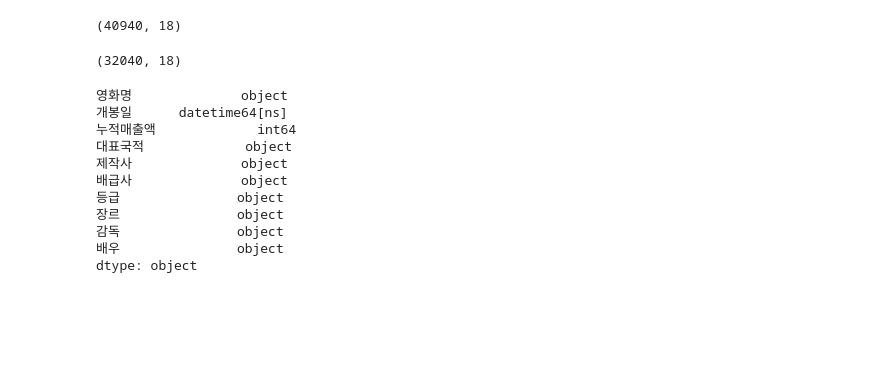
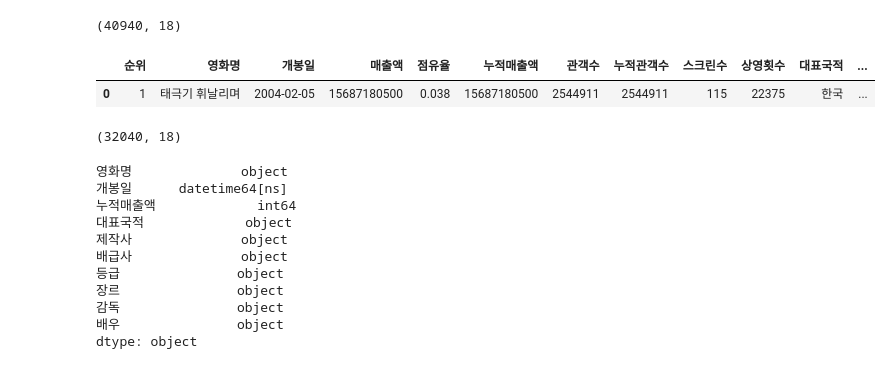
Before and after one commit to Yoon-juhan/Movie-sales-forecast, a Jupyter notebook: backend/model_v2.ipynb, the cells around one changed output. Cells and saved outputs as stored; diff of their text form; code cells hidden in the pictures; blank space fills up the shorter version.

```diff
--- a/backend/model_v2.ipynb
+++ b/backend/model_v2.ipynb
@@ -12,6 +12,11 @@ dataset = pd.read_excel("영화 데이터.xlsx")
 dataset.shape
 # %% [output]
 (40940, 18)
+# %%
+dataset.head(1)
+# %% [output]
+|  | 순위 | 영화명 | 개봉일 | 매출액 | 점유율 | 누적매출액 | 관객수 | 누적관객수 | 스크린수 | 상영횟수 | 대표국적 | ... |
+| 0 | 1 | 태극기 휘날리며 | 2004-02-05 | 15687180500 | 0.038 | 15687180500 | 2544911 | 2544911 | 115 | 22375 | 한국 | ... |
 # %%
 # 누적관객수, 스크린수, 상영횟수 1이하 데이터 제거 (없는 데이터가 많음)
 dataset.drop(dataset[(dataset['누적관객수']<=1) & (dataset['스크린수']<=1) & (dataset['상영횟수']<=1)].index, inplace=True)
```
Also changed, not shown: parts of 6 cells of this notebook, 8 other files.
